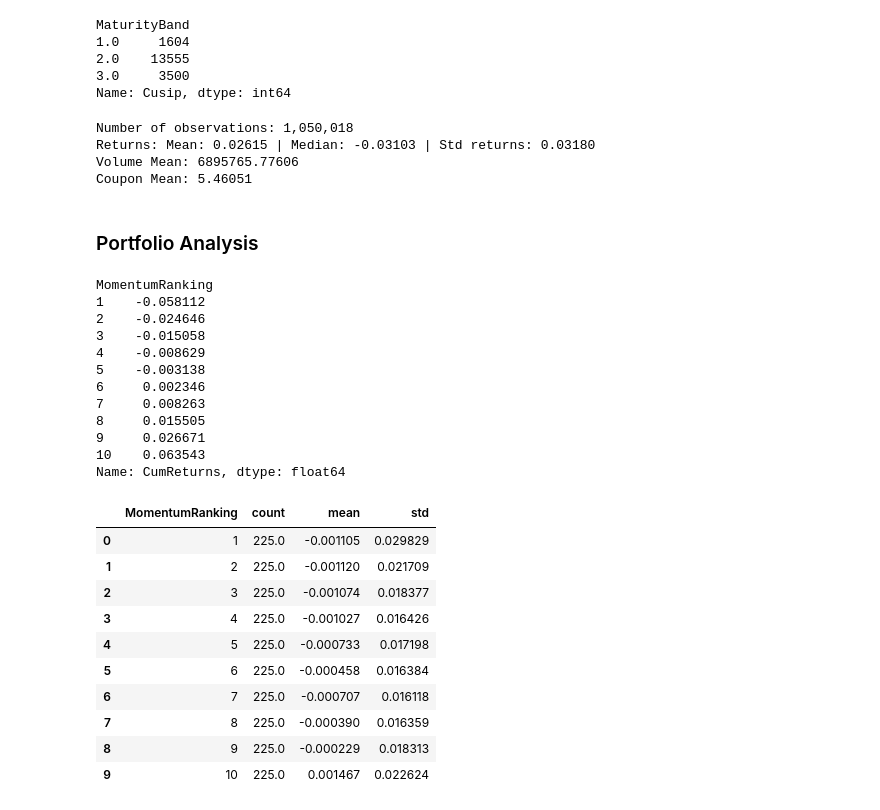
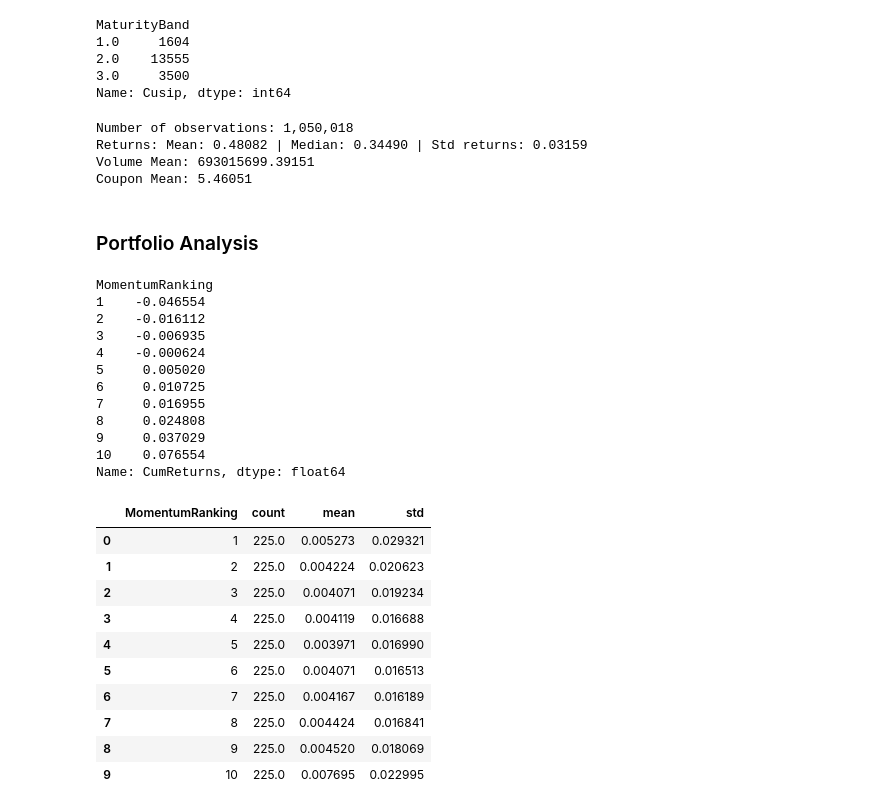
Before and after one commit to sonqo/msc-data-science, a Jupyter notebook: 0-thesis/momentum/momentum-analysis.ipynb, the cells around one changed output. Saved outputs shown, nothing was run; the diff lists cells and outputs as text; code cells hidden in the pictures.

Commit message:
Altered returns for TopBonds, NonTopBonds, WholeDataset

```diff
--- a/0-thesis/momentum/momentum-analysis.ipynb
+++ b/0-thesis/momentum/momentum-analysis.ipynb
@@ -13,7 +13,7 @@ directory = 'source/topBonds.csv'
 df = pd.read_csv(directory, parse_dates=['TrdExctnDtEOM'])
 
 # select columns
-df = df[['CusipId', 'TrdExctnDtEOM', 'Volume', 'Coupon', 'RatingClass', 'MaturityBand', 'R']]
+df = df[['CusipId', 'TrdExctnDtEOM', 'TD_Volume', 'Coupon', 'RatingClass', 'MaturityBand', 'R']]
 
 # rename columns
 df.columns = ['Cusip', 'Date', 'Volume', 'Coupon', 'RatingClass', 'MaturityBand', 'R']
@@ -88,8 +88,8 @@ print('Volume Mean: {:.5f}'.format(df['Volume'].mean()))
 print('Coupon Mean: {:.5f}'.format(df['Coupon'].mean()))
 # %% [output]
 Number of observations: 1,050,018
-Returns: Mean: 0.02615 | Median: -0.03103 | Std returns: 0.03180
-Volume Mean: 6895765.77606
+Returns: Mean: 0.48082 | Median: 0.34490 | Std returns: 0.03159
+Volume Mean: 693015699.39151
 Coupon Mean: 5.46051
 # %% [markdown]
 ### Portfolio Analysis
@@ -118,63 +118,63 @@ cumulative_r['MomentumRanking'] = 1 + cumulative_r['MomentumRanking'].astype(int
 cumulative_r.groupby('MomentumRanking')['CumReturns'].mean()
 # %% [output]
 MomentumRanking
-1    -0.058112
-2    -0.024646
-3    -0.015058
-4    -0.008629
-5    -0.003138
-6     0.002346
-7     0.008263
-8     0.015505
-9     0.026671
-10    0.063543
+1    -0.046554
+2    -0.016112
+3    -0.006935
+4    -0.000624
+5     0.005020
+6     0.010725
+7     0.016955
+8     0.024808
+9     0.037029
+10    0.076554
 Name: CumReturns, dtype: float64
 # %%
 # holding period in months
-K = 5
+K = 3
 cumulative_r['FormationDate'] = cumulative_r['Date']
 
 # holding period date ranges
 cumulative_r['HoldingDate1'], cumulative_r['HoldingDate2'] = cumulative_r['Date'] + MonthBegin(1), cumulative_r['Date'] + MonthEnd(K)
 cumulative_r = cumulative_r[['Cusip', 'FormationDate', 'MomentumRanking', 'HoldingDate1', 'HoldingDate2']]
 
 # join momentum ranking and returns
 portfolios = pd.merge(df[['Cusip', 'Date', 'R']], cumulative_r, on=['Cusip'], how='inner')
 portfolios = portfolios[(portfolios['HoldingDate1'] <= portfolios['Date']) & (portfolios['Date'] <= portfolios['HoldingDate2'])]
 portfolios = portfolios[['Cusip', 'FormationDate', 'MomentumRanking', 'HoldingDate1', 'HoldingDate2', 'Date', 'R']]
 
 agg_portfolios = portfolios.groupby(['Date', 'MomentumRanking', 'FormationDate'])['R'].mean().reset_index()
 
 # skip first two years
 agg_portfolios = agg_portfolios.loc[agg_portfolios.Date.dt.year >= agg_portfolios['Date'].dt.year.min() + 2]
 agg_portfolios = agg_portfolios.sort_values(by=['Date', 'MomentumRanking'])
 
 # calculate mean and std on returns
 eq_weighted_return = agg_portfolios.groupby(['Date', 'MomentumRanking'])['R'].mean().reset_index()
 eq_weighted_std = agg_portfolios.groupby(['Date', 'MomentumRanking'])['R'].std().reset_index()
 
 # rename columns
 eq_weighted_return = eq_weighted_return.rename(columns={'R': 'EqualWeightedReturn'})
 eq_weighted_std = eq_weighted_std.rename(columns={'R': 'EqualWeightedStd'})
 
 # unify equal weighted return metrics
 eq_weighted_return_df = pd.merge(eq_weighted_return, eq_weighted_std, on=['Date', 'MomentumRanking'], how='inner')
 eq_weighted_return_df = eq_weighted_return_df.sort_values(by=['MomentumRanking', 'Date'])
 
 # portfolio summary
 eq_weighted_return_df.groupby(['MomentumRanking'])['EqualWeightedReturn'].describe()[['count','mean', 'std']].reset_index()
 # %% [output]
 |  | MomentumRanking | count | mean | std |
-| 0 | 1 | 225.0 | -0.001105 | 0.029829 |
-| 1 | 2 | 225.0 | -0.001120 | 0.021709 |
-| 2 | 3 | 225.0 | -0.001074 | 0.018377 |
-| 3 | 4 | 225.0 | -0.001027 | 0.016426 |
-| 4 | 5 | 225.0 | -0.000733 | 0.017198 |
-| 5 | 6 | 225.0 | -0.000458 | 0.016384 |
-| 6 | 7 | 225.0 | -0.000707 | 0.016118 |
-| 7 | 8 | 225.0 | -0.000390 | 0.016359 |
-| 8 | 9 | 225.0 | -0.000229 | 0.018313 |
-| 9 | 10 | 225.0 | 0.001467 | 0.022624 |
+| 0 | 1 | 225.0 | 0.005273 | 0.029321 |
+| 1 | 2 | 225.0 | 0.004224 | 0.020623 |
+| 2 | 3 | 225.0 | 0.004071 | 0.019234 |
+| 3 | 4 | 225.0 | 0.004119 | 0.016688 |
+| 4 | 5 | 225.0 | 0.003971 | 0.016990 |
+| 5 | 6 | 225.0 | 0.004071 | 0.016513 |
+| 6 | 7 | 225.0 | 0.004167 | 0.016189 |
+| 7 | 8 | 225.0 | 0.004424 | 0.016841 |
+| 8 | 9 | 225.0 | 0.004520 | 0.018069 |
+| 9 | 10 | 225.0 | 0.007695 | 0.022995 |
 # %%
 # transpose equal weighted returns
 eq_weighted_return_tdf = eq_weighted_return_df.pivot(index='Date', columns='MomentumRanking', values='EqualWeightedReturn')
```
Also changed, not shown: parts of 5 cells of this notebook, 6 other files.
